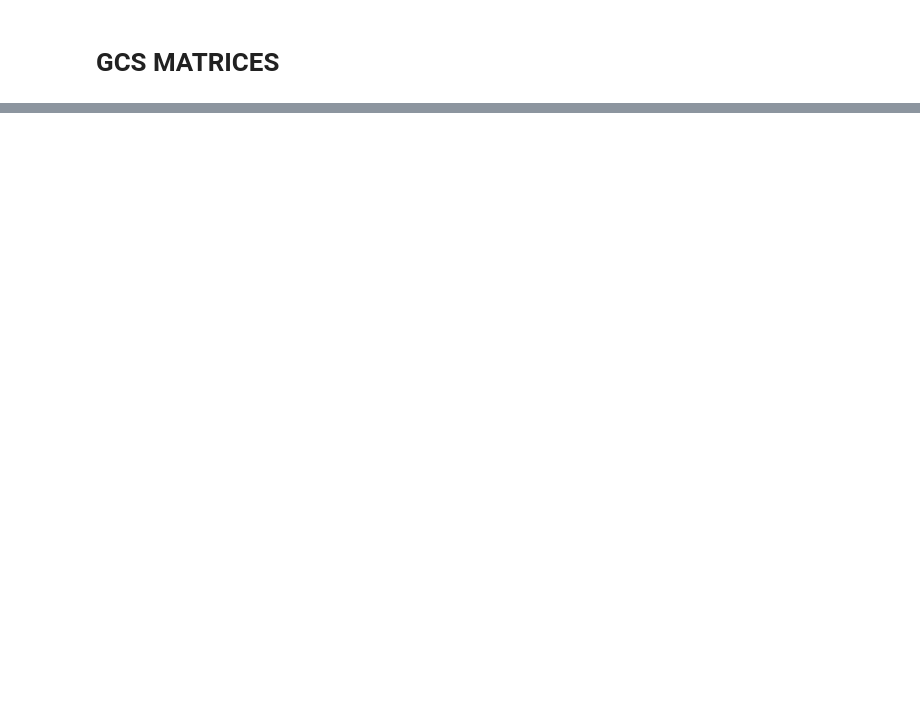
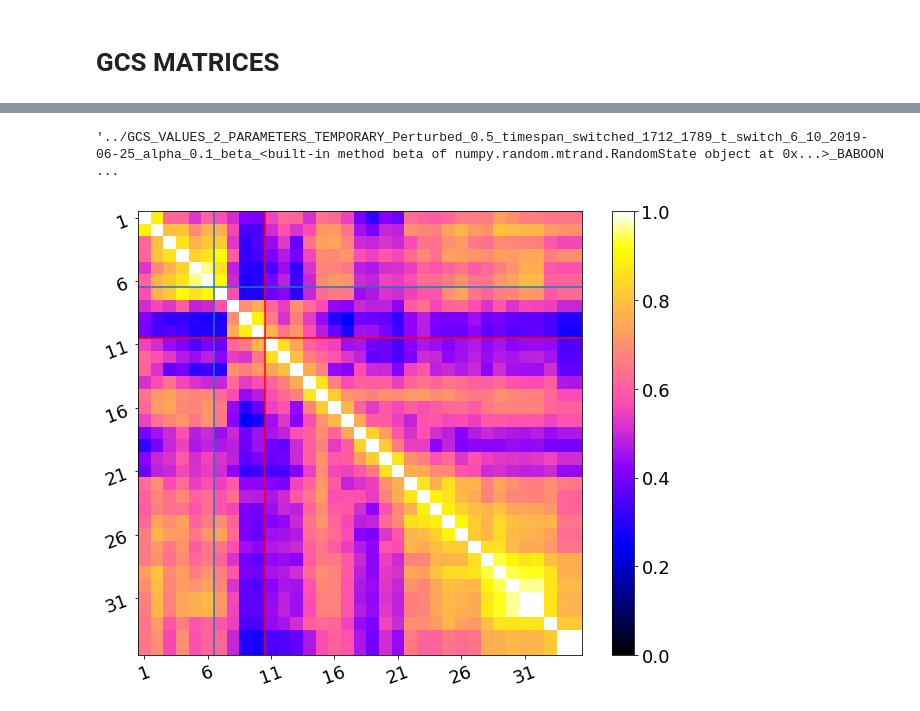
Before and after one commit to claudianila/Evolution_weights_model, a Jupyter notebook: Evolution_weights_model_PERTURBATIONS_2_PARAMETERS.ipynb, the cells around one changed output, grey strips where cells are left out. Cells and saved outputs as stored; diff of their text form; code cells hidden in the pictures; blank space fills up the shorter version.

Commit message:
Modificaciones para correr
Se realizaron modificaciones como en el print, para que corra adecuadamente. Además se eliminaron caracteres prohibidos que no permitían guardar la figura.

```diff
--- a/Evolution_weights_model_PERTURBATIONS_2_PARAMETERS.ipynb
+++ b/Evolution_weights_model_PERTURBATIONS_2_PARAMETERS.ipynb
@@ -188,6 +193,5 @@ print(names_to_tags)
 
 
 #CHANGE KEYS IN INT
-for k in tags_to_names:
+for k in tags_to_names.copy():  #Aquí marcaba error y lo corregí con el .copy()
     tags_to_names[int(k)] = tags_to_names.pop(k)
-tags_to_names
@@ -194,7 +217,7 @@ tags_to_names
 # %%
 #CHOOSE FILES
 
-PATH = 'Data/Contacts'
+PATH = 'Data/Contacts/'
 FILES = os.listdir(PATH)
 
 #Import contacts and merge contacts of all the contacts files
@@ -406,3 +586,7 @@ for t1 in listtimes:
+# %%
+'../GCS_VALUES_2_PARAMETERS_TEMPORARY_Perturbed_'+str(n_hours)+'_timespan_switched_'+str(ind1)+'_'+str(ind2)+'_t_switch_'+str(tp0)+'_'+str(tp1)+'_'+str(day)+'_alpha_'+str(alpha)+'_beta_'+str(beta)+'_BABOONS_DATA'
+# %% [output]
+'../GCS_VALUES_2_PARAMETERS_TEMPORARY_Perturbed_0.5_timespan_switched_1712_1789_t_switch_6_10_2019-06-25_alpha_0.1_beta_<built-in method beta of numpy.random.mtrand.RandomState object at 0x...>_BABOON ...
 # %%
 listtimes = sorted(g.keys())
 
@@ -413,38 +597,52 @@ for t1 in listtimes:
     arraygcs.append([gcs[(t1,t2)] for t2 in listtimes])
 
 arraygcs = np.array(arraygcs)
-np.save('../GCS_VALUES_2_PARAMETERS_TEMPORARY_Perturbed_'+str(n_hours)+'_timespan_switched_'+str(ind1)+'_'+str(ind2)+'_t_switch_'+str(tp0)+'_'+str(tp1)+'_'+str(day)+'_alpha_'+str(alpha)+'_beta_'+str(beta)+'_BABOONS_DATA', arraygcs)
+#np.save('../GCS_VALUES_2_PARAMETERS_TEMPORARY_Perturbed_'+str(n_hours)+'_timespan_switched_'+str(ind1)+'_'+str(ind2)+'_t_switch_'+str(tp0)+'_'+str(tp1)+'_'+str(day)+'_alpha_'+str(alpha)+'_beta_'+str(beta)+'_BABOONS_DATA', arraygcs)
+#Esta linea de arriba la tuve que sustituir por:
+ #Esto tiene caracteres prohibidos
+beta_meth=str(beta)
+characters = "'>< .-"
 
+beta_meth = ''.join( x for x in beta_meth if x not in characters)
+np.save('../GCS_VALUES_2_PARAMETERS_TEMPORARY_Perturbed_'+str(n_hours)+'_timespan_switched_'+str(ind1)+'_'+str(ind2)+'_t_switch_'+str(tp0)+'_'+str(tp1)+'_'+str(day)+'_alpha_'+str(alpha)+'_beta_'+beta_meth+'_BABOONS_DATA', arraygcs)
 
+#Hasta la línea de arriba es lo que se modificó 25042022
 fig, ax = plt.subplots(figsize=(9,7))
 
 # VISUALIZATION AND LIMITS
 
 cmapProp = {'drawedges': False,}
 m = ax.imshow(arraygcs, cmap=plt.cm.get_cmap('gnuplot2'), vmin=0, vmax=1)
 cbar = ax.figure.colorbar(m, ax=ax, **cmapProp)
 cbar.ax.tick_params(labelsize=18)
 
 
 ax.hlines([tp0-0.5], *ax.get_xlim())
 ax.vlines([tp0-0.5], *ax.get_xlim())
 
 
 ax.hlines([tp1-0.5], *ax.get_xlim(), color='red')
 ax.vlines([tp1-0.5], *ax.get_xlim(), color='red')
 
 ax.set_yticks(range(len(listtimes))[::5])
 ax.set_yticklabels(range(1,len(listtimes)+1)[::5],rotation=20, fontsize=18)
 
 ax.set_xticks(range(len(listtimes))[::5])
 ax.set_xticklabels(range(1,len(listtimes)+1)[::5],rotation=20, fontsize=18)
 
 
 plt.tight_layout()
 
 FILEPATH = 'Figures/'
-FILENAME = 'GCS_MATRIX_Perturbed_'+str(n_hours)+'_timespan_switched_'+str(ind1)+'_'+str(ind2)+'_t_switch_'+str(tp0)+'_'+str(tp1)+'_'+str(day)+'_alpha_'+str(alpha)+'_beta_'+str(beta)+'_BABOONS_DATA.png'
+FILENAME = 'GCS_MATRIX_Perturbed_'+str(n_hours)+'_timespan_switched_'+str(ind1)+'_'+str(ind2)+'_t_switch_'+str(tp0)+'_'+str(tp1)+'_'+str(day)+'_alpha_'+str(alpha)+'_beta_'+beta_meth+'_BABOONS_DATA.png'
+#OJO; en la línea de arriba también sustituí str(beta) por beta_meth
 
+characters = "'>< .-"
+
+FILENAME = ''.join( x for x in FILENAME if x not in characters)
+FILENAME
 
 plt.savefig(FILEPATH+FILENAME)
 plt.show()
+# %% [output]
+[figure, added]
```
Also changed, not shown: parts of 12 cells of this notebook.
